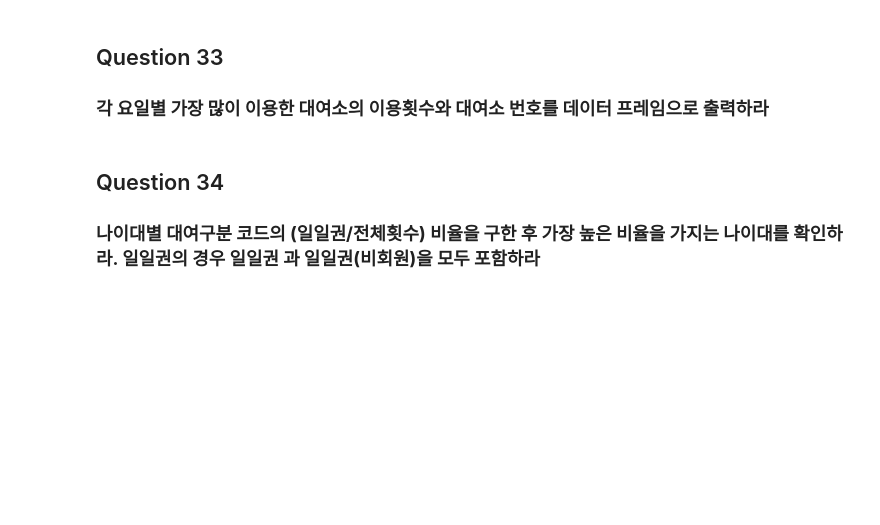
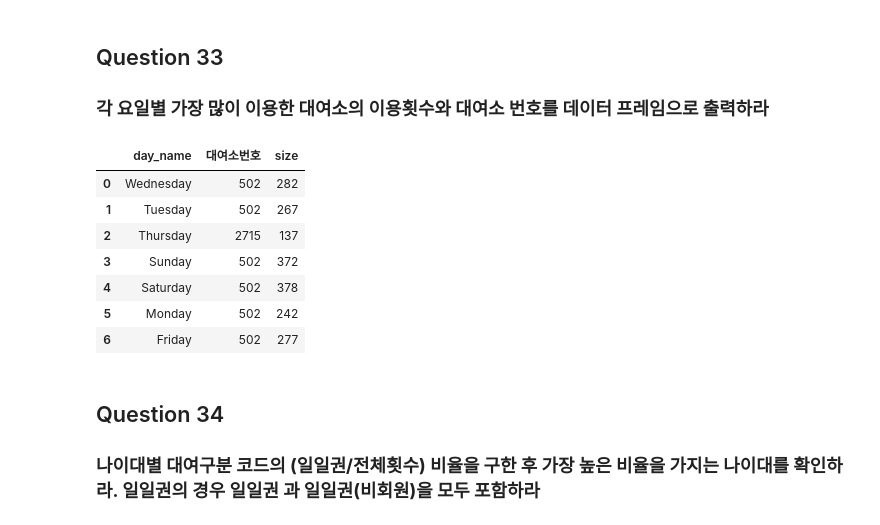
Before and after one commit to applesatang/my, a Jupyter notebook: pandas/1q.ipynb, the cells around one changed output. Cells and saved outputs as stored; diff of their text form; code cells hidden in the pictures; blank space fills up the shorter version.

```diff
--- a/pandas/1q.ipynb
+++ b/pandas/1q.ipynb
@@ -645,6 +626,19 @@ Thursday      55977
 # %% [markdown]
 ## Question 33
 ### **각 요일별 가장 많이 이용한 대여소의 이용횟수와 대여소 번호를 데이터 프레임으로 출력하라**
+# %%
+result = df.groupby(['day_name','대여소번호']).size().reset_index()
+result = result.rename(columns = { 0 : 'size'})
+result.sort_values(['day_name','size'],ascending = False).drop_duplicates('day_name').reset_index(drop = True)
+# %% [output]
+|  | day_name | 대여소번호 | size |
+| 0 | Wednesday | 502 | 282 |
+| 1 | Tuesday | 502 | 267 |
+| 2 | Thursday | 2715 | 137 |
+| 3 | Sunday | 502 | 372 |
+| 4 | Saturday | 502 | 378 |
+| 5 | Monday | 502 | 242 |
+| 6 | Friday | 502 | 277 |
 # %% [markdown]
 ## Question 34
 ### **나이대별 대여구분 코드의 (일일권/전체횟수) 비율을 구한 후 가장 높은 비율을 가지는 나이대를 확인하라. 일일권의 경우 일일권 과 일일권(비회원)을 모두 포함하라**
```
Also changed, not shown: parts of 26 cells of this notebook.
